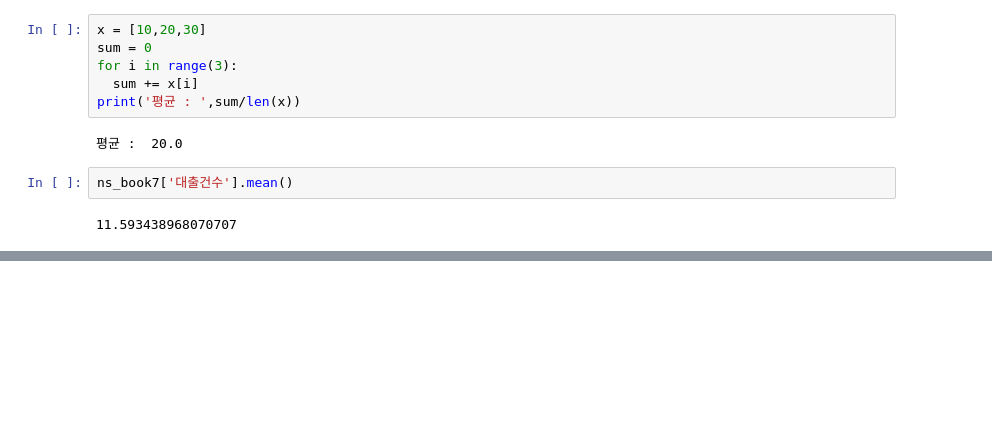
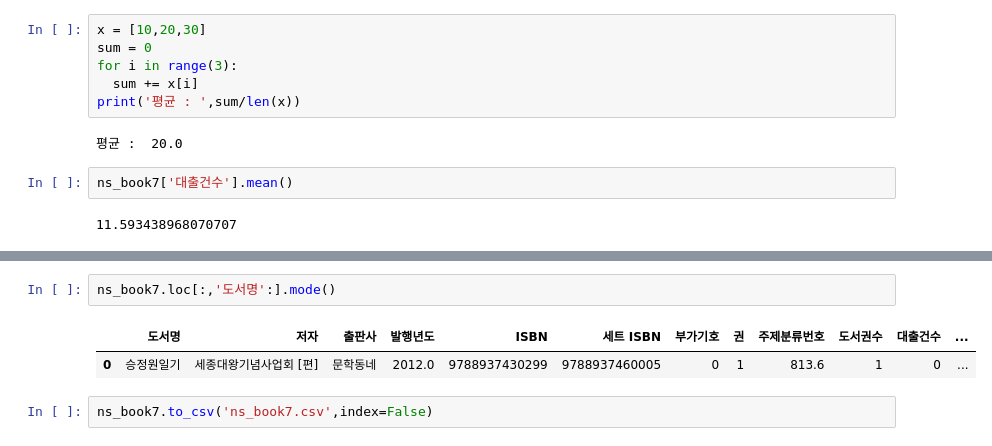
Before and after one commit to curomame/python_data, a Jupyter notebook: 혼공데_4_1.ipynb, the cells around one changed output, grey strips where cells are left out. Saved outputs shown, nothing was run; the diff lists cells and outputs as text; blank space fills up the shorter version.

```diff
--- a/혼공데_4_1.ipynb
+++ b/혼공데_4_1.ipynb
@@ -72,0 +157,7 @@ ns_book7['대출건수'].mean()
+# %%
+ns_book7.loc[:,'도서명':].mode()
+# %% [output]
+|  | 도서명 | 저자 | 출판사 | 발행년도 | ISBN | 세트 ISBN | 부가기호 | 권 | 주제분류번호 | 도서권수 | 대출건수 | ... |
+| 0 | 승정원일기 | 세종대왕기념사업회 [편] | 문학동네 | 2012.0 | 9788937430299 | 9788937460005 | 0 | 1 | 813.6 | 1 | 0 | ... |
+# %%
+ns_book7.to_csv('ns_book7.csv',index=False)
```
Also changed, not shown: parts of 18 cells of this notebook.
